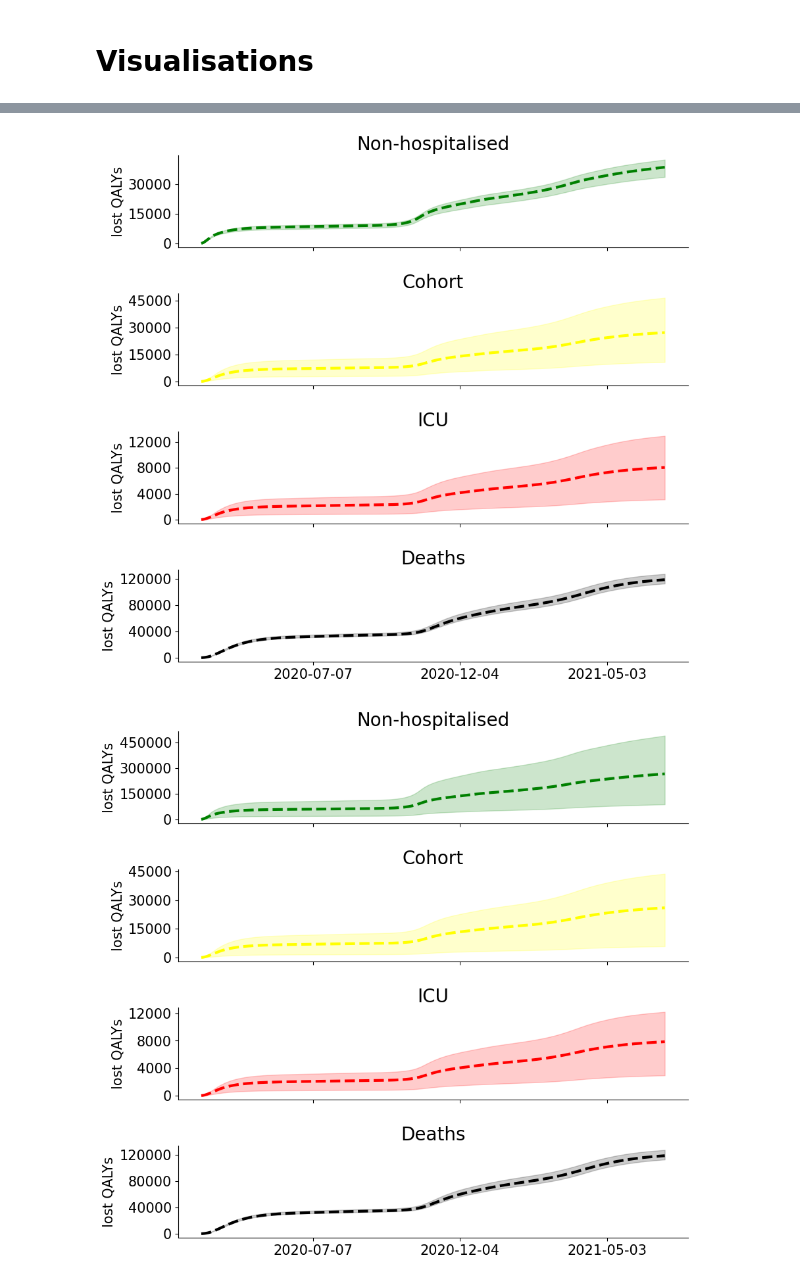
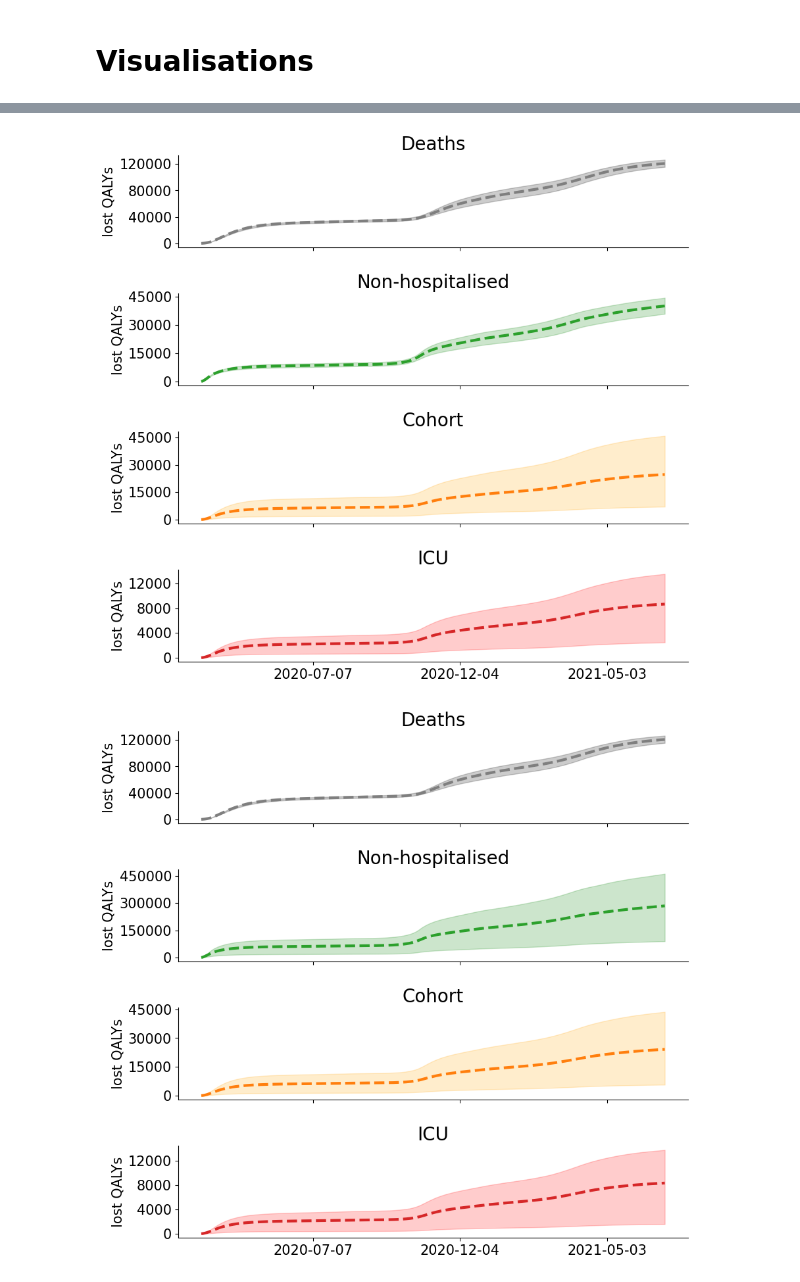
Before and after one commit to woldmuyn/COVID19-Model, a Jupyter notebook: notebooks/scratch/woldmuyn_long_COVID.ipynb, the cells around one changed output, grey strips where cells are left out. Drawn from its saved outputs; the diff is of its cells as text; code cells hidden in the pictures.

```diff
--- a/notebooks/scratch/woldmuyn_long_COVID.ipynb
+++ b/notebooks/scratch/woldmuyn_long_COVID.ipynb
@@ -50,11 +51,25 @@ out_no_AD = lost_QALYs(out_sim,AD_non_hospitalised=False)
 # %%
 abs_dir = os.getcwd()
 result_folder = '../../results/covid19_DTM/analysis/QALY/long_COVID'
+
+label_font = font_manager.FontProperties(family='CMU Sans Serif',
+                                   style='normal',
+                                   size=10)
+legend_font = font_manager.FontProperties(family='CMU Sans Serif',
+                                   style='normal',
+                                   size=8)
 
 # Verify that the paths exist and if not, generate them
 if not os.path.exists(os.path.join(abs_dir,result_folder)):
     os.makedirs(os.path.join(abs_dir,result_folder))
 
-states = ['QALY_NH', 'QALY_C', 'QALY_ICU','QALY_D']
-titles = ['Non-hospitalised', 'Cohort', 'ICU','Deaths']
-colors = ['green','yellow','red','black']
+states = ['QALY_D','QALY_NH', 'QALY_C', 'QALY_ICU']
+titles = ['Deaths','Non-hospitalised', 'Cohort', 'ICU']
+QALYs = {'Non-hospitalised (no AD)':'QALY_NH','Non-hospitalised (AD)':'QALY_NH','Cohort':'QALY_C','ICU':'QALY_ICU','Deaths':'QALY_D'}
+
+colors = ['black','green','orange','red']
+palette = cm.get_cmap('tab10').colors
+palette_colors = {'black':palette[7],'green':palette[2],'orange':palette[1],'red':palette[3]}
+
+age_groups = out_AD.coords['age_groups'].values
+age_group_labels = ['0-12','12-18','18-25','25-35','35-45','45-55','55-65','65-75','75-85','85+']
@@ -61,29 +175,29 @@ colors = ['green','yellow','red','black']
 # %%
 for scenario,out in zip(['no_AD','AD'],[out_no_AD,out_AD]):
     simtime = out['date'].values
 
     fig,axs = plt.subplots(nrows=4,ncols=1,sharex=True,figsize=(10,10))
     axs=axs.reshape(-1)
     for ax, QALYs, title, color in zip(axs, states,titles,colors):
 
         mean = out[QALYs].sum('doses').sum('age_groups').mean('draws')
         lower = np.quantile(out[QALYs].sum('doses').sum('age_groups'),0.025,axis=0)
         upper = np.quantile(out[QALYs].sum('doses').sum('age_groups'),0.975,axis=0)
 
-        ax.plot(simtime,mean,'--', color=color)
+        ax.plot(simtime,mean,'--', color=palette_colors[color])
         ax.fill_between(simtime, lower, upper,alpha=0.20, color = color)
 
         ax = _apply_tick_locator(ax)
         ax.set_title(title,fontsize=20)
         ax.set_ylabel('lost QALYs')
         ax.grid(False)
 
     plt.subplots_adjust(hspace=0.5)
     plt.show()
     #fig.savefig(os.path.join(abs_dir,result_folder,f'QALY_losses_{scenario}.png'))
 # %% [output]
-[figure, old version]
+[figure, new version]
-[figure, old version]
+[figure, new version]
 # %%
 for scenario,out in zip(['no_AD','AD'],[out_no_AD,out_AD]):
 # QALYS per age group
```
Also changed, not shown: parts of 10 cells of this notebook, 18 other files.
